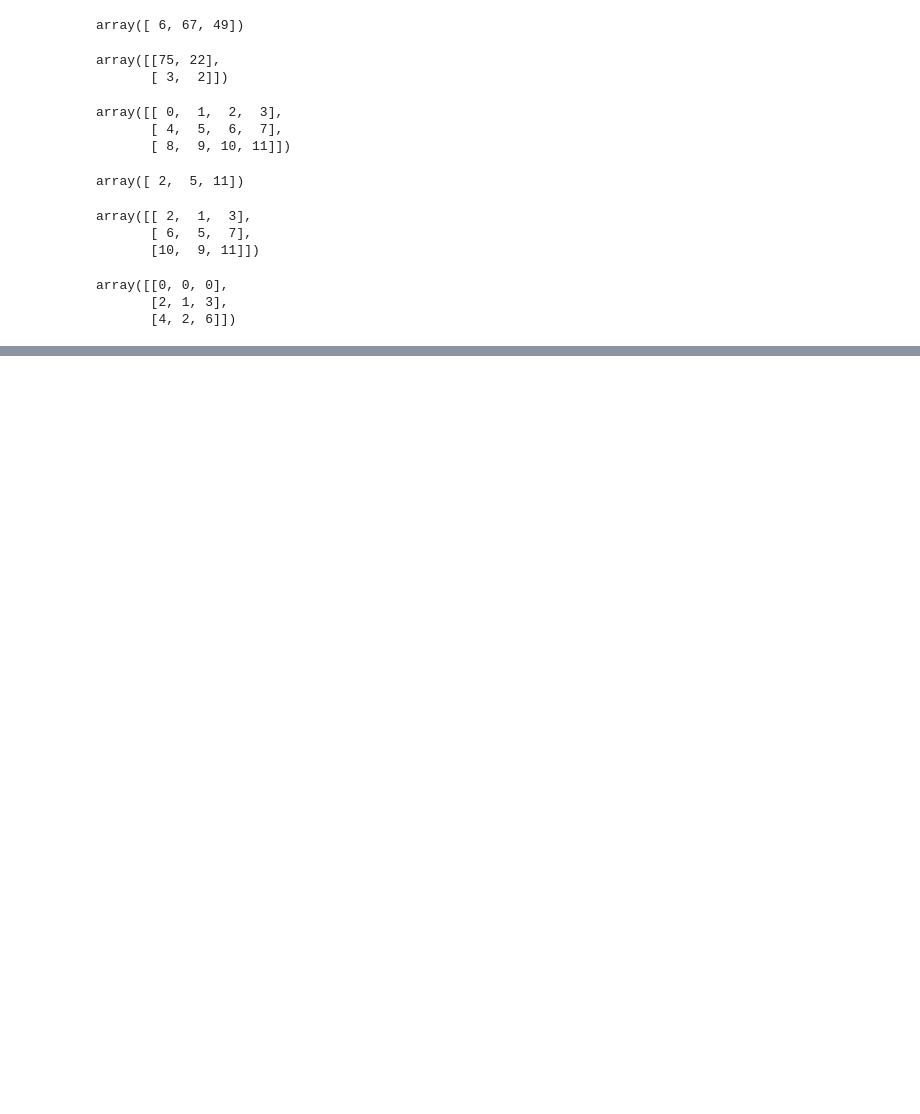
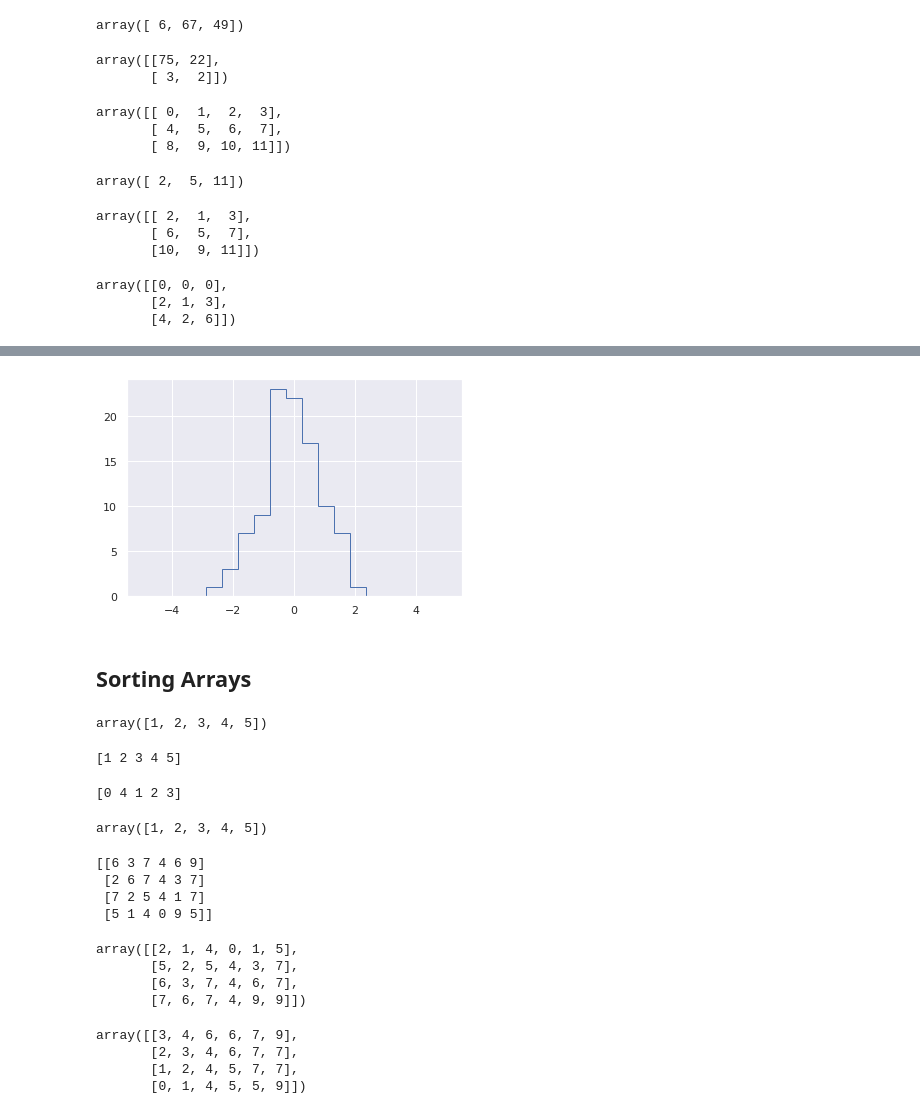
Before and after one commit to KazumaShachou/DataScience, a Jupyter notebook: Functions_in_numpy.ipynb, the cells around one changed output, grey strips where cells are left out. Saved outputs shown, nothing was run; the diff lists cells and outputs as text; code cells hidden in the pictures; blank space fills up the shorter version.

```diff
--- a/Functions_in_numpy.ipynb
+++ b/Functions_in_numpy.ipynb
@@ -747,0 +834,6 @@ array([[0, 0, 0],
+# %%
+plt.hist(x, bins, histtype = 'step');  # BETTER WAY
+# %% [output]
+[figure, added]
+# %% [markdown]
+## Sorting Arrays
@@ -747,0 +847,43 @@ array([[0, 0, 0],
+# %%
+x = np.array([2, 1, 4, 3, 5])
+selection_sort(x)
+# %% [output]
+array([1, 2, 3, 4, 5])
+# %%
+x.sort()
+print(x)
+# %% [output]
+[1 2 3 4 5]
+# %%
+x = np.array([1, 3, 4, 5, 2])
+i = np.argsort(x)
+print(i)
+# %% [output]
+[0 4 1 2 3]
+# %%
+x[i]
+# %% [output]
+array([1, 2, 3, 4, 5])
+# %%
+rand = np.random.RandomState(42)
+x = rand.randint(0, 10, (4, 6))
+print(x)
+# %% [output]
+[[6 3 7 4 6 9]
+ [2 6 7 4 3 7]
+ [7 2 5 4 1 7]
+ [5 1 4 0 9 5]]
+# %%
+np.sort(x, axis = 0)
+# %% [output]
+array([[2, 1, 4, 0, 1, 5],
+       [5, 2, 5, 4, 3, 7],
+       [6, 3, 7, 4, 6, 7],
+       [7, 6, 7, 4, 9, 9]])
+# %%
+np.sort(x, axis = 1)
+# %% [output]
+array([[3, 4, 6, 6, 7, 9],
+       [2, 3, 4, 6, 7, 7],
+       [1, 2, 4, 5, 7, 7],
+       [0, 1, 4, 5, 5, 9]])
```
Also changed, not shown: parts of 62 cells of this notebook.
